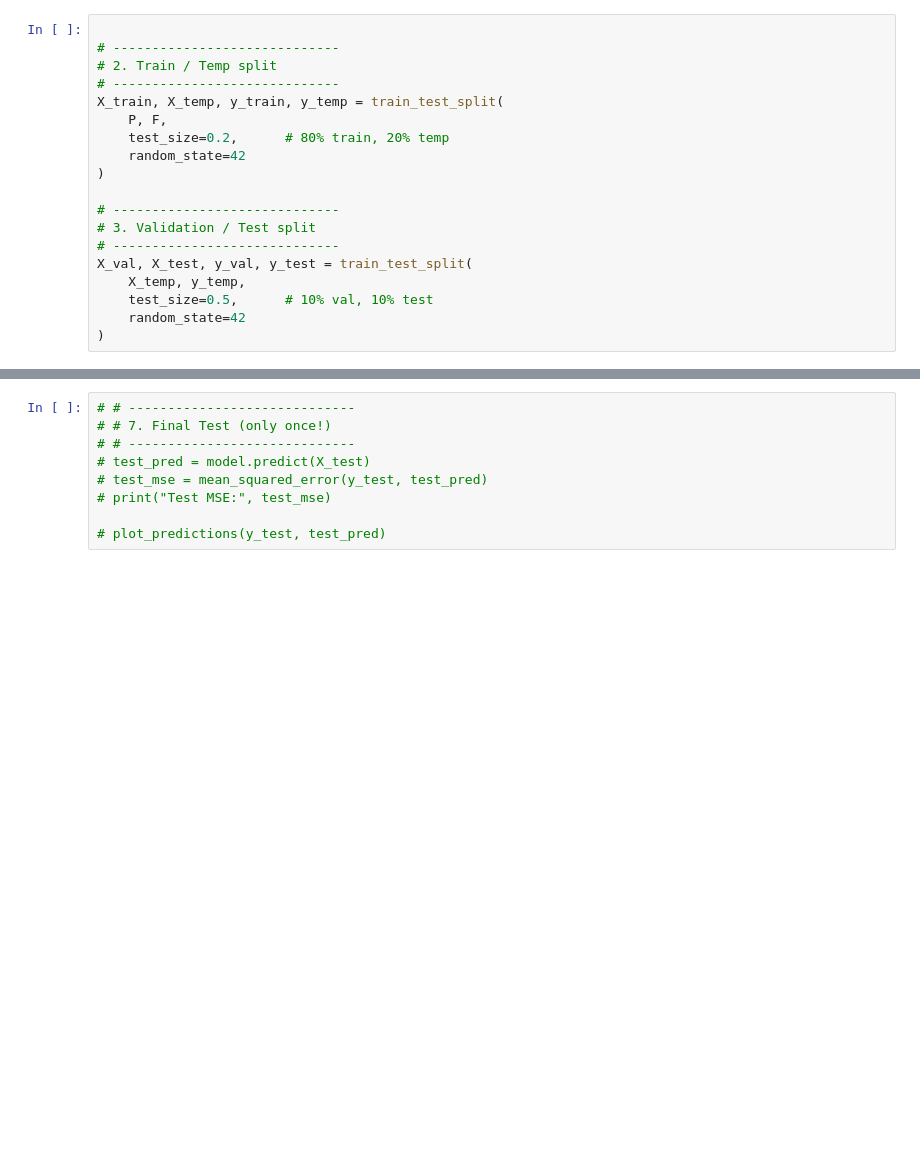
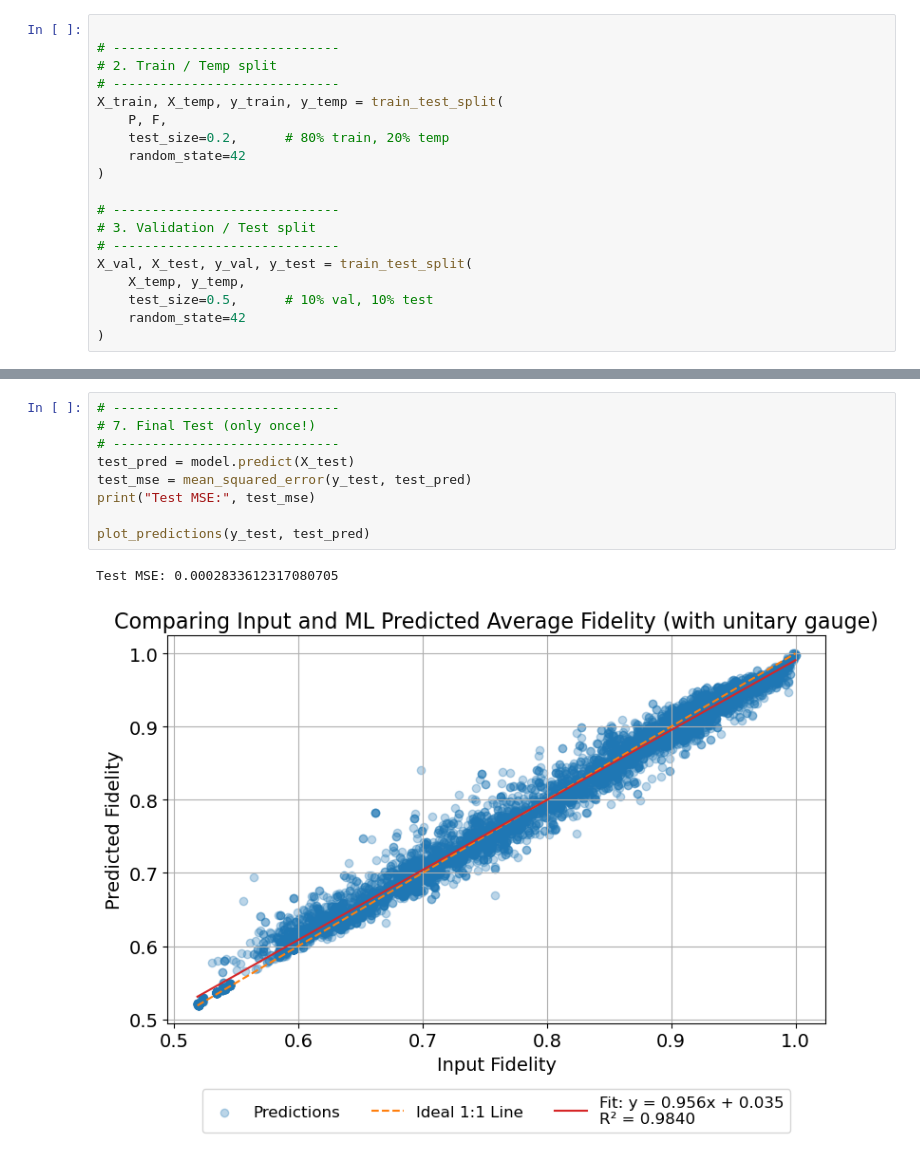
Before and after one commit to khanhuyengiang/aceqc, a Jupyter notebook: machine_learning_sklearn.ipynb, the cells around one changed output, grey strips where cells are left out. Cells and saved outputs as stored; diff of their text form; blank space fills up the shorter version.

```diff
--- a/machine_learning_sklearn.ipynb
+++ b/machine_learning_sklearn.ipynb
@@ -155,9 +162,12 @@ plot_predictions(y_val, val_pred)
 # %%
-# # -----------------------------
-# # 7. Final Test (only once!)
-# # -----------------------------
-# test_pred = model.predict(X_test)
-# test_mse = mean_squared_error(y_test, test_pred)
-# print("Test MSE:", test_mse)
+# -----------------------------
+# 7. Final Test (only once!)
+# -----------------------------
+test_pred = model.predict(X_test)
+test_mse = mean_squared_error(y_test, test_pred)
+print("Test MSE:", test_mse)
 
-# plot_predictions(y_test, test_pred)
+plot_predictions(y_test, test_pred)
+# %% [output]
+Test MSE: 0.0002833612317080705
+[figure, added]
```
Also changed, not shown: parts of 8 cells of this notebook, 4 other files.
